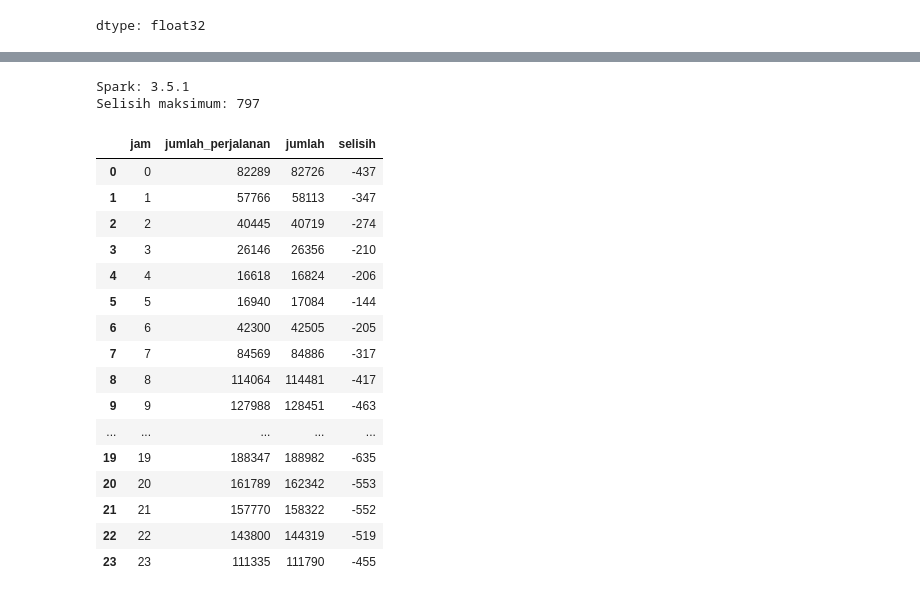
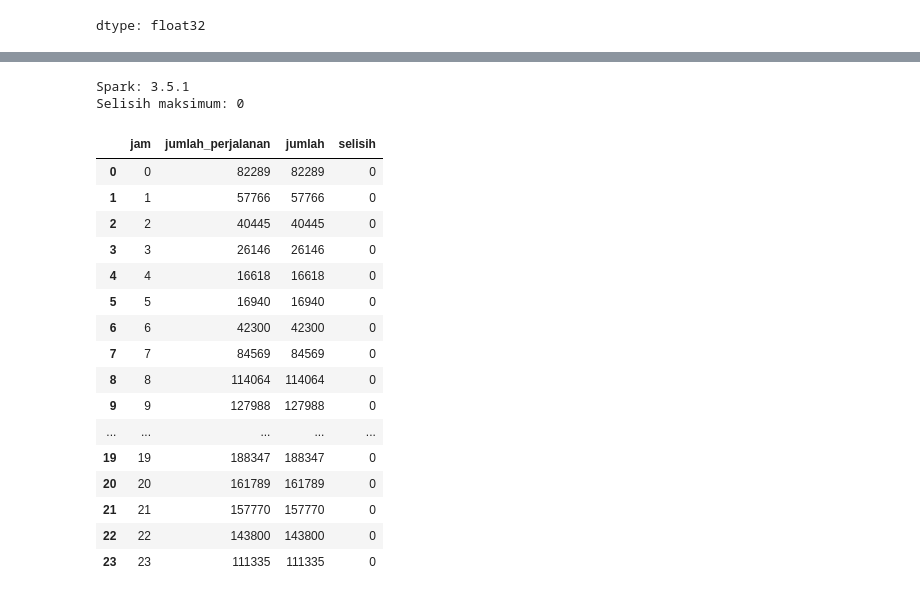
Before and after one commit to habibiputrar/BigData26_A_2411531001_Habibi-Putra-Rizqullah-, a Jupyter notebook: BD_A_P01_2411531001_Habibi_Putra_Rizqullah.ipynb, the cells around one changed output, grey strips where cells are left out. Saved outputs shown, nothing was run; the diff lists cells and outputs as text; code cells hidden in the pictures.

```diff
--- a/BD_A_P01_2411531001_Habibi_Putra_Rizqullah.ipynb
+++ b/BD_A_P01_2411531001_Habibi_Putra_Rizqullah.ipynb
@@ -431,0 +564,12 @@ plt.show()
+# %%
+bersih["hari"] = bersih["tpep_pickup_datetime"].dt.day_name()
+bersih["akhir_pekan"] = bersih["tpep_pickup_datetime"].dt.dayofweek >= 5
+bersih["tarif_per_menit"] = (bersih["total_amount"] / bersih["durasi_menit"]).round(3)
+
+ringkas = (bersih
+    .groupby(["akhir_pekan", "jam"])
+    .agg(jumlah=("total_amount", "size"),
+         rata_durasi=("durasi_menit", "mean"),
+         rata_tarif_per_menit=("tarif_per_menit", "mean"))
+    .round(2))
+ringkas.head(12)
@@ -488,49 +700,50 @@ Gzip  : 46.73 MB
 # %%
-#Verifikasi hasil Spark SQL vs pandas J-9:
+5. #Verifikasi hasil Spark SQL vs pandas J-9:
 spark = (SparkSession.builder
          .appName("BD-P01-L5")
          .master("local[*]")
          .config("spark.driver.memory", "4g")
          .config("spark.sql.shuffle.partitions", "8")
          .getOrCreate())
 spark.sparkContext.setLogLevel("WARN")
 print("Spark:", spark.version)
 
-sdf2 = spark.read.parquet(PATH)
+PATH_SPARK = os.path.join(DIR_KERJA, "data_untuk_spark.parquet")
+bersih.to_parquet(PATH_SPARK, index=False, coerce_timestamps="us", allow_truncated_timestamps=True)
+
+sdf2 = spark.read.parquet(PATH_SPARK)
 sdf2.createOrReplaceTempView("trips2")
 
 hasil_sql = spark.sql("""
-    SELECT HOUR(tpep_pickup_datetime) AS jam, COUNT(*) AS jumlah
+    SELECT jam, COUNT(*) AS jumlah
     FROM trips2
-    WHERE trip_distance > 0 AND trip_distance < 100
-      AND total_amount > 0
     GROUP BY jam
     ORDER BY jam
 """).toPandas()
 
 perbandingan = agregasi[["jam", "jumlah_perjalanan"]].merge(
     hasil_sql, on="jam", suffixes=("_pandas", "_spark"))
 perbandingan["selisih"] = perbandingan["jumlah_perjalanan"] - perbandingan["jumlah"]
 
 print("Selisih maksimum:", perbandingan["selisih"].abs().max())
 perbandingan
 # %% [output]
 Spark: 3.5.1
-Selisih maksimum: 797
+Selisih maksimum: 0
 |  | jam | jumlah_perjalanan | jumlah | selisih |
-| 0 | 0 | 82289 | 82726 | -437 |
-| 1 | 1 | 57766 | 58113 | -347 |
-| 2 | 2 | 40445 | 40719 | -274 |
-| 3 | 3 | 26146 | 26356 | -210 |
-| 4 | 4 | 16618 | 16824 | -206 |
-| 5 | 5 | 16940 | 17084 | -144 |
-| 6 | 6 | 42300 | 42505 | -205 |
-| 7 | 7 | 84569 | 84886 | -317 |
-| 8 | 8 | 114064 | 114481 | -417 |
-| 9 | 9 | 127988 | 128451 | -463 |
+| 0 | 0 | 82289 | 82289 | 0 |
+| 1 | 1 | 57766 | 57766 | 0 |
+| 2 | 2 | 40445 | 40445 | 0 |
+| 3 | 3 | 26146 | 26146 | 0 |
+| 4 | 4 | 16618 | 16618 | 0 |
+| 5 | 5 | 16940 | 16940 | 0 |
+| 6 | 6 | 42300 | 42300 | 0 |
+| 7 | 7 | 84569 | 84569 | 0 |
+| 8 | 8 | 114064 | 114064 | 0 |
+| 9 | 9 | 127988 | 127988 | 0 |
 | ... | ... | ... | ... | ... |
-| 19 | 19 | 188347 | 188982 | -635 |
-| 20 | 20 | 161789 | 162342 | -553 |
-| 21 | 21 | 157770 | 158322 | -552 |
-| 22 | 22 | 143800 | 144319 | -519 |
-| 23 | 23 | 111335 | 111790 | -455 |
+| 19 | 19 | 188347 | 188347 | 0 |
+| 20 | 20 | 161789 | 161789 | 0 |
+| 21 | 21 | 157770 | 157770 | 0 |
+| 22 | 22 | 143800 | 143800 | 0 |
+| 23 | 23 | 111335 | 111335 | 0 |
```
Also changed, not shown: parts of 55 cells of this notebook.
